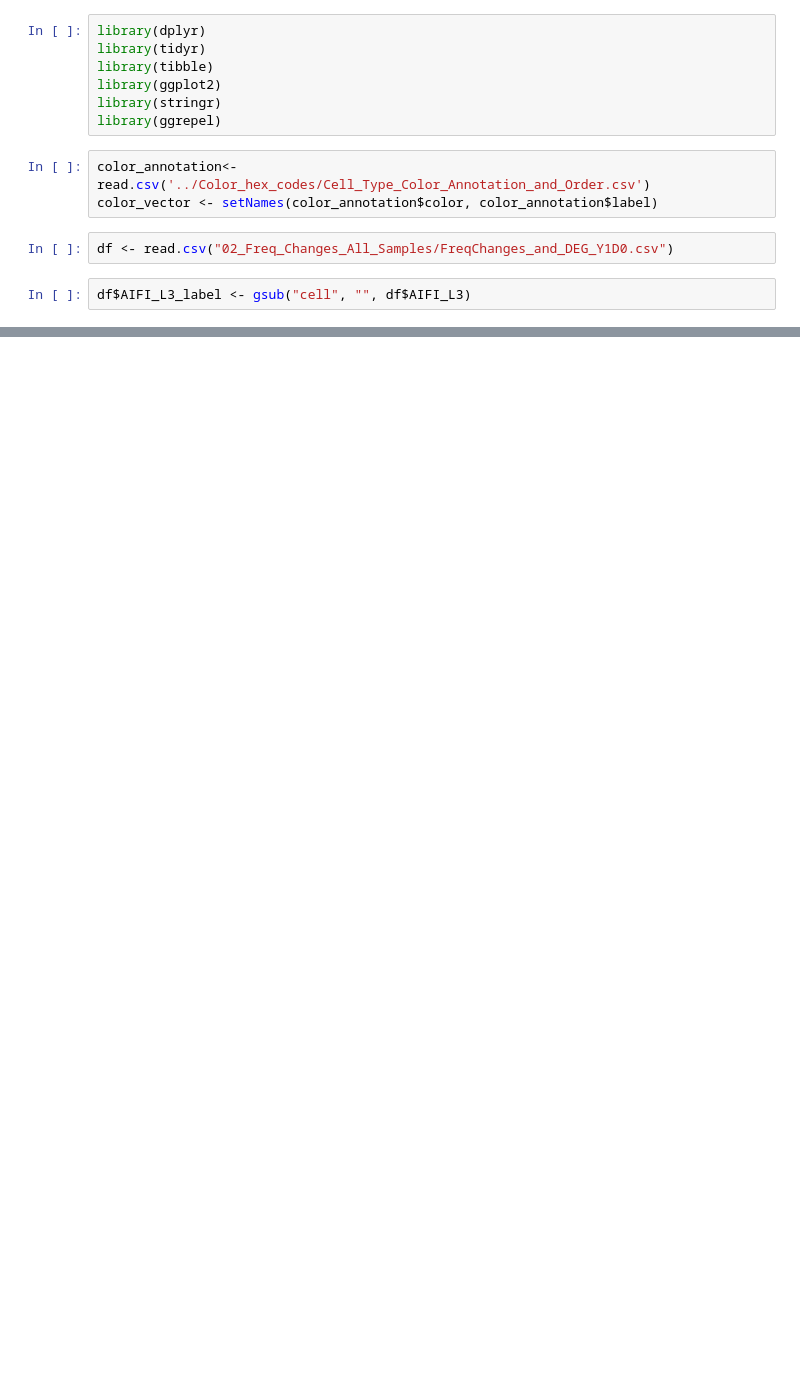
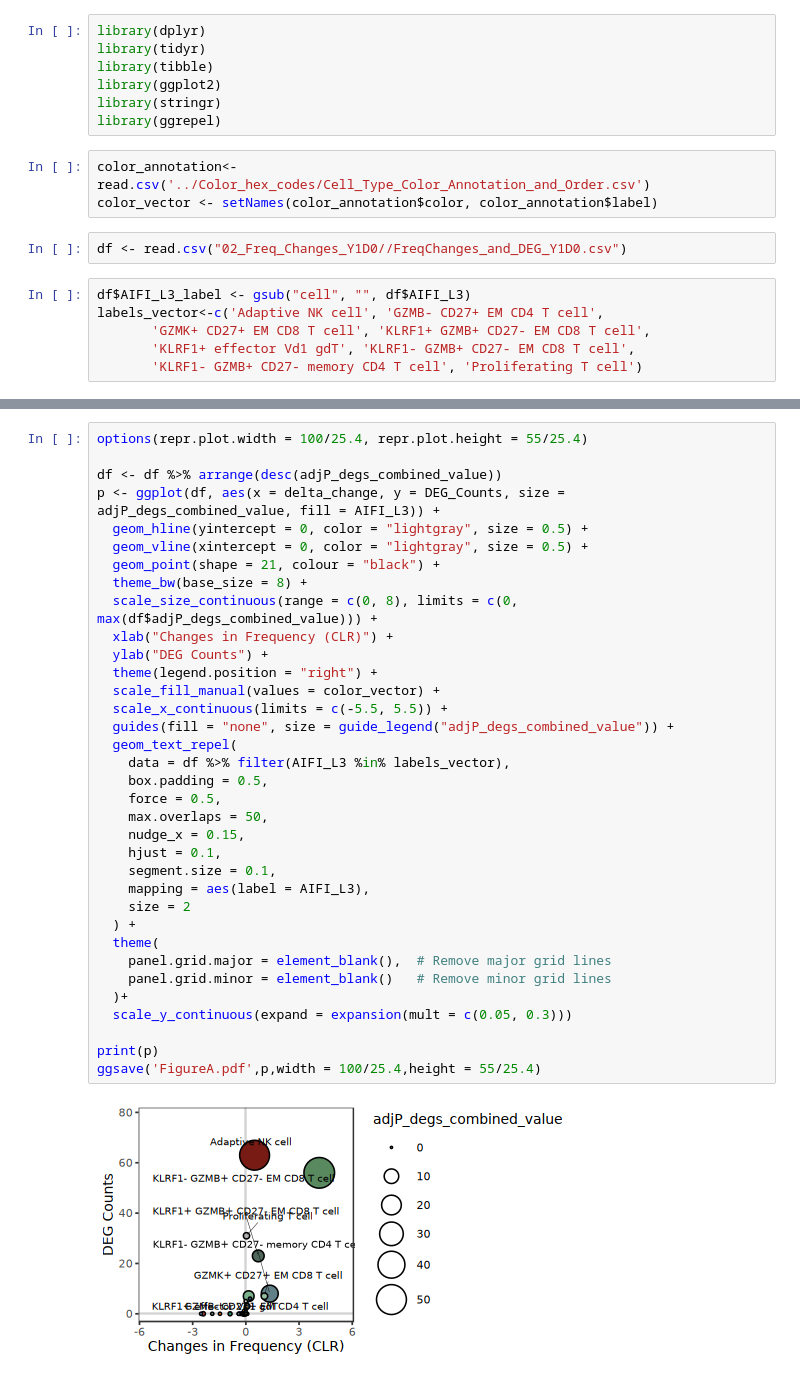
Before and after one commit to aifimmunology/IHA-Figure, a Jupyter notebook: Figure4/01_FigA.ipynb, the cells around one changed output, grey strips where cells are left out. Drawn from its saved outputs; the diff is of its cells as text; blank space fills up the shorter version.

```diff
--- a/Figure4/01_FigA.ipynb
+++ b/Figure4/01_FigA.ipynb
@@ -9,6 +9,10 @@ library(ggrepel)
 color_annotation<-read.csv('../Color_hex_codes/Cell_Type_Color_Annotation_and_Order.csv')
 color_vector <- setNames(color_annotation$color, color_annotation$label)
 # %%
-df <- read.csv("02_Freq_Changes_All_Samples/FreqChanges_and_DEG_Y1D0.csv")
+df <- read.csv("02_Freq_Changes_Y1D0//FreqChanges_and_DEG_Y1D0.csv")
 # %%
 df$AIFI_L3_label <- gsub("cell", "", df$AIFI_L3)
+labels_vector<-c('Adaptive NK cell', 'GZMB- CD27+ EM CD4 T cell',
+       'GZMK+ CD27+ EM CD8 T cell', 'KLRF1+ GZMB+ CD27- EM CD8 T cell',
+       'KLRF1+ effector Vd1 gdT', 'KLRF1- GZMB+ CD27- EM CD8 T cell',
+       'KLRF1- GZMB+ CD27- memory CD4 T cell', 'Proliferating T cell')
@@ -48,0 +19,37 @@ Warning message:
+# %%
+options(repr.plot.width = 100/25.4, repr.plot.height = 55/25.4)
+
+df <- df %>% arrange(desc(adjP_degs_combined_value))
+p <- ggplot(df, aes(x = delta_change, y = DEG_Counts, size = adjP_degs_combined_value, fill = AIFI_L3)) +
+  geom_hline(yintercept = 0, color = "lightgray", size = 0.5) +
+  geom_vline(xintercept = 0, color = "lightgray", size = 0.5) +
+  geom_point(shape = 21, colour = "black") +
+  theme_bw(base_size = 8) +
+  scale_size_continuous(range = c(0, 8), limits = c(0, max(df$adjP_degs_combined_value))) +
+  xlab("Changes in Frequency (CLR)") +
+  ylab("DEG Counts") +
+  theme(legend.position = "right") +
+  scale_fill_manual(values = color_vector) +
+  scale_x_continuous(limits = c(-5.5, 5.5)) +
+  guides(fill = "none", size = guide_legend("adjP_degs_combined_value")) +
+  geom_text_repel(
+    data = df %>% filter(AIFI_L3 %in% labels_vector),
+    box.padding = 0.5,
+    force = 0.5,
+    max.overlaps = 50,
+    nudge_x = 0.15,
+    hjust = 0.1,
+    segment.size = 0.1,
+    mapping = aes(label = AIFI_L3),
+    size = 2
+  ) +
+  theme(
+    panel.grid.major = element_blank(),  # Remove major grid lines
+    panel.grid.minor = element_blank()   # Remove minor grid lines
+  )+
+  scale_y_continuous(expand = expansion(mult = c(0.05, 0.3)))
+
+print(p)
+ggsave('FigureA.pdf',p,width = 100/25.4,height = 55/25.4)
+# %% [output]
+[figure, added]
```
Also changed, not shown: parts of 1 cell of this notebook, 19 other files.
